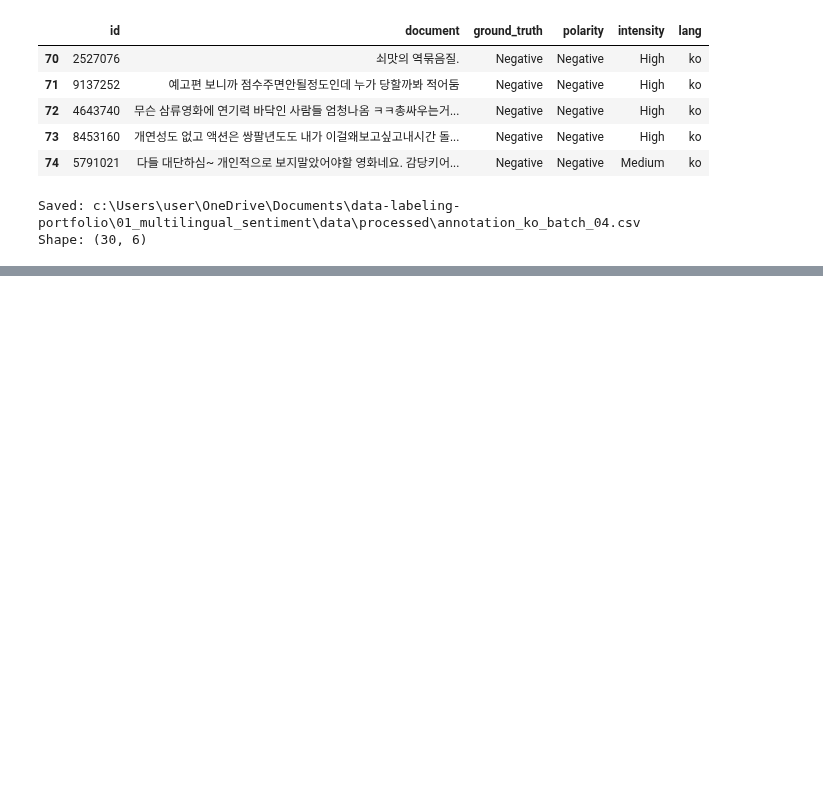
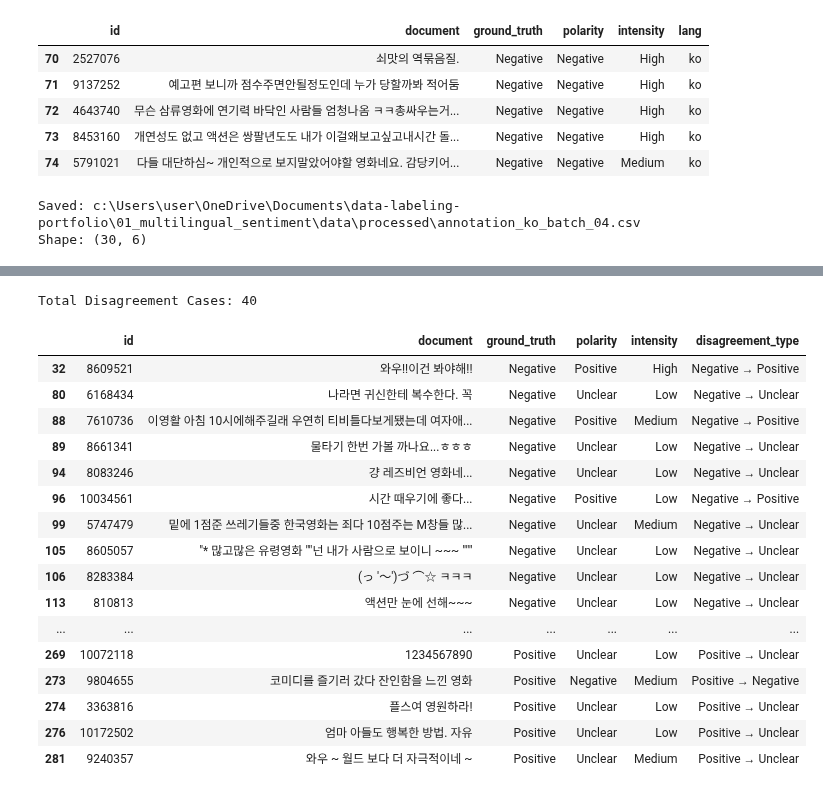
Before and after one commit to yoonjusong-analytics/data-labeling-portfolio, a Jupyter notebook: 01_multilingual_sentiment/notebooks/03_annotation_qa.ipynb, the cells around one changed output, grey strips where cells are left out. Cells and saved outputs as stored; diff of their text form; code cells hidden in the pictures; blank space fills up the shorter version.

Commit message:
feat: complete Korean sentiment annotation and QA evaluation

```diff
--- a/01_multilingual_sentiment/notebooks/03_annotation_qa.ipynb
+++ b/01_multilingual_sentiment/notebooks/03_annotation_qa.ipynb
@@ -4898,0 +6511,17 @@ Shape: (30, 6)
+# %%
+# QA-01: Overall Polarity Agreement
+
+annotation_ko_master["polarity_agreement"] = (
+    annotation_ko_master["ground_truth"]
+    == annotation_ko_master["polarity"]
+)
+
+total_count = len(annotation_ko_master)
+agreement_count = annotation_ko_master["polarity_agreement"].sum()
+disagreement_count = total_count - agreement_count
+agreement_rate = agreement_count / total_count
+
+print(f"Total Samples: {total_count}")
+print(f"Agreements: {agreement_count}")
+print(f"Disagreements: {disagreement_count}")
+print(f"Agreement Rate: {agreement_rate:.1%}")
@@ -4898,0 +6656,42 @@ Shape: (30, 6)
+# %%
+# QA-07: Review All Disagreement Cases
+
+disagreement_review = annotation_ko_master.loc[
+    ~annotation_ko_master["polarity_agreement"],
+    [
+        "id",
+        "document",
+        "ground_truth",
+        "polarity",
+        "intensity"
+    ]
+].copy()
+
+disagreement_review["disagreement_type"] = (
+    disagreement_review["ground_truth"]
+    + " → "
+    + disagreement_review["polarity"]
+)
+
+print("Total Disagreement Cases:", len(disagreement_review))
+
+disagreement_review
+# %% [output]
+Total Disagreement Cases: 40
+|  | id | document | ground_truth | polarity | intensity | disagreement_type |
+| 32 | 8609521 | 와우!!이건 봐야해!! | Negative | Positive | High | Negative → Positive |
+| 80 | 6168434 | 나라면 귀신한테 복수한다. 꼭 | Negative | Unclear | Low | Negative → Unclear |
+| 88 | 7610736 | 이영활 아침 10시에해주길래 우연히 티비틀다보게됐는데 여자애... | Negative | Positive | Medium | Negative → Positive |
+| 89 | 8661341 | 물타기 한번 가볼 까나요...ㅎㅎㅎ | Negative | Unclear | Low | Negative → Unclear |
+| 94 | 8083246 | 걍 레즈비언 영화네... | Negative | Unclear | Low | Negative → Unclear |
+| 96 | 10034561 | 시간 때우기에 좋다... | Negative | Positive | Low | Negative → Positive |
+| 99 | 5747479 | 밑에 1점준 쓰레기들중 한국영화는 죄다 10점주는 M창들 많... | Negative | Unclear | Medium | Negative → Unclear |
+| 105 | 8605057 | "* 많고많은 유령영화 ""넌 내가 사람으로 보이니 ~~~ """ | Negative | Unclear | Low | Negative → Unclear |
+| 106 | 8283384 | (っ '～')づ ⌒☆ ㅋㅋㅋ | Negative | Unclear | Low | Negative → Unclear |
+| 113 | 810813 | 액션만 눈에 선해~~~ | Negative | Unclear | Low | Negative → Unclear |
+| ... | ... | ... | ... | ... | ... | ... |
+| 269 | 10072118 | 1234567890 | Positive | Unclear | Low | Positive → Unclear |
+| 273 | 9804655 | 코미디를 즐기러 갔다 잔인함을 느낀 영화 | Positive | Negative | Medium | Positive → Negative |
+| 274 | 3363816 | 플스여 영원하라! | Positive | Unclear | Low | Positive → Unclear |
+| 276 | 10172502 | 엄마 아들도 행복한 방법. 자유 | Positive | Unclear | Low | Positive → Unclear |
+| 281 | 9240357 | 와우 ~ 월드 보다 더 자극적이네 ~ | Positive | Unclear | Medium | Positive → Unclear |
```
Also changed, not shown: parts of 93 cells of this notebook, 10 other files.
